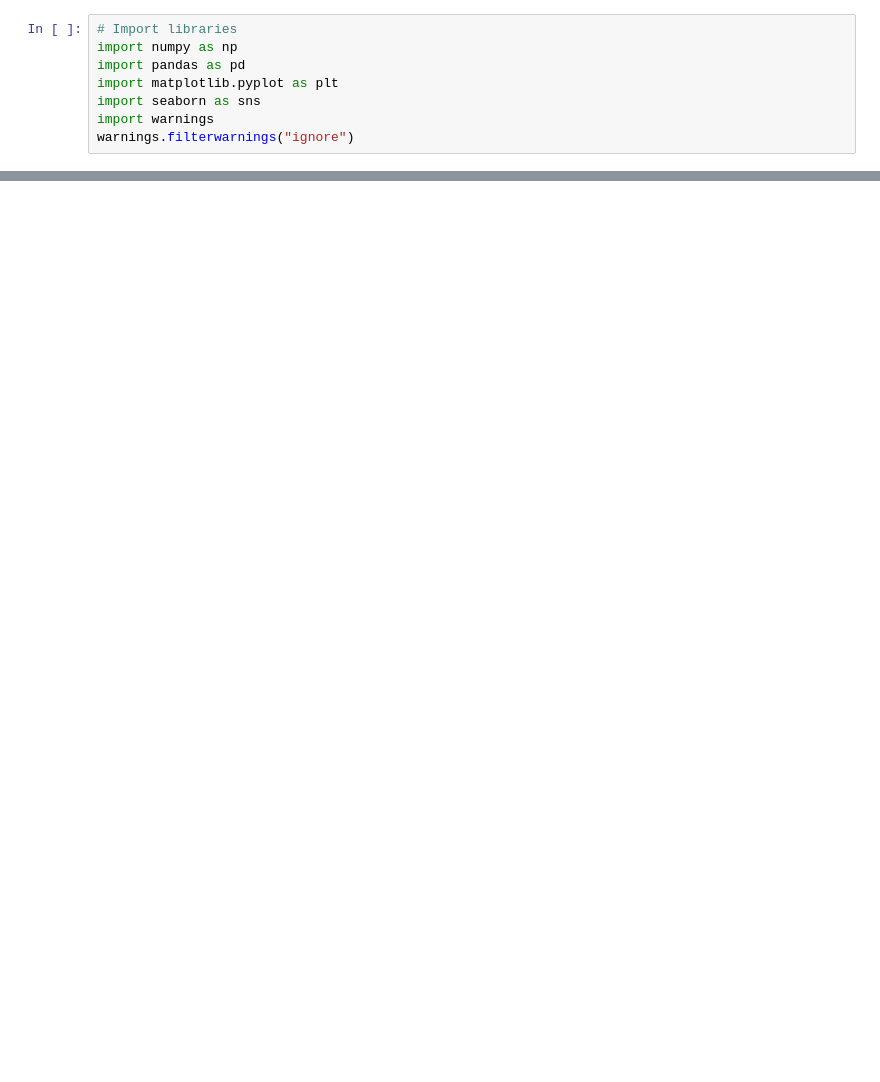
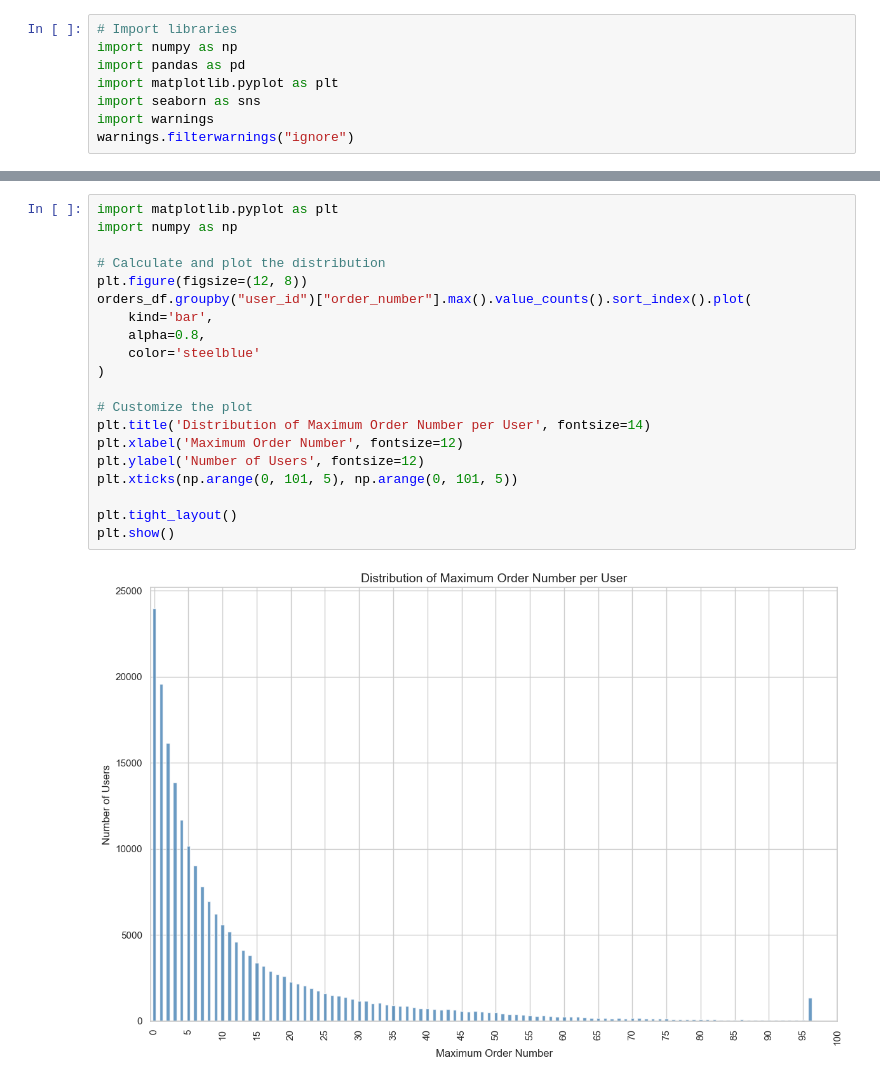
Before and after one commit to dahlp94/market-analysis, a Jupyter notebook: InstaCart-Grocery-Basket-Analysis/EDA.ipynb, the cells around one changed output, grey strips where cells are left out. Saved outputs shown, nothing was run; the diff lists cells and outputs as text; blank space fills up the shorter version.

```diff
--- a/InstaCart-Grocery-Basket-Analysis/EDA.ipynb
+++ b/InstaCart-Grocery-Basket-Analysis/EDA.ipynb
@@ -28,0 +136,22 @@ main_df.sample(5)
+# %%
+import matplotlib.pyplot as plt
+import numpy as np
+
+# Calculate and plot the distribution
+plt.figure(figsize=(12, 8))
+orders_df.groupby("user_id")["order_number"].max().value_counts().sort_index().plot(
+    kind='bar',
+    alpha=0.8,
+    color='steelblue'
+)
+
+# Customize the plot
+plt.title('Distribution of Maximum Order Number per User', fontsize=14)
+plt.xlabel('Maximum Order Number', fontsize=12)
+plt.ylabel('Number of Users', fontsize=12)
+plt.xticks(np.arange(0, 101, 5), np.arange(0, 101, 5))
+
+plt.tight_layout()
+plt.show()
+# %% [output]
+[figure, added]
```
Also changed, not shown: parts of 18 cells of this notebook.
